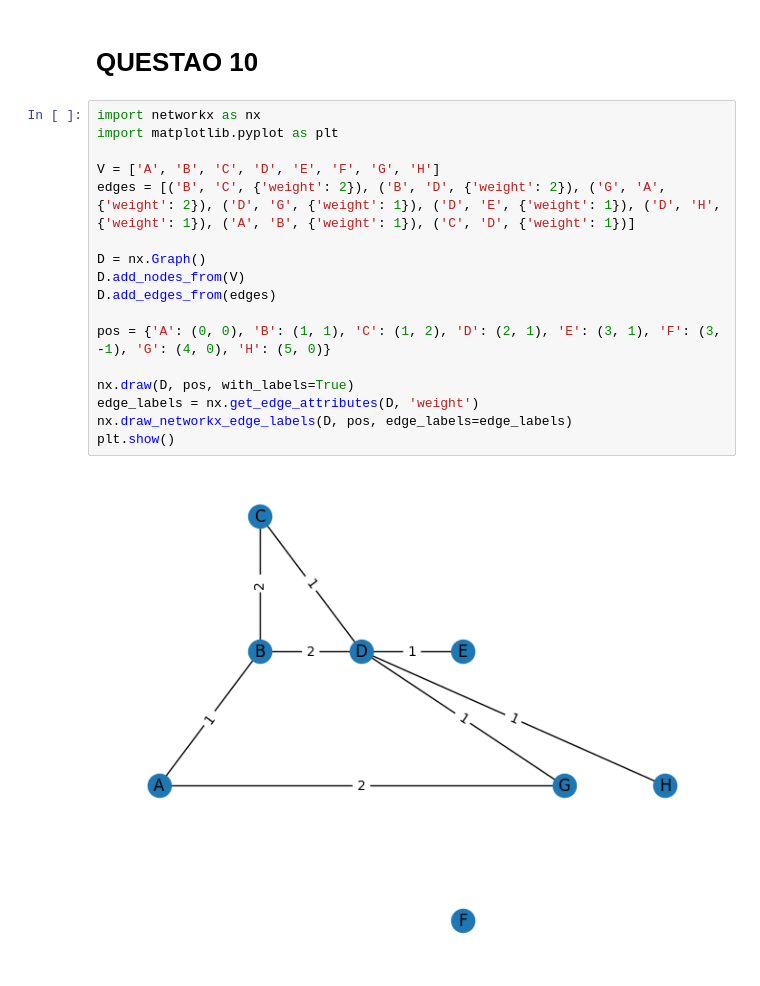
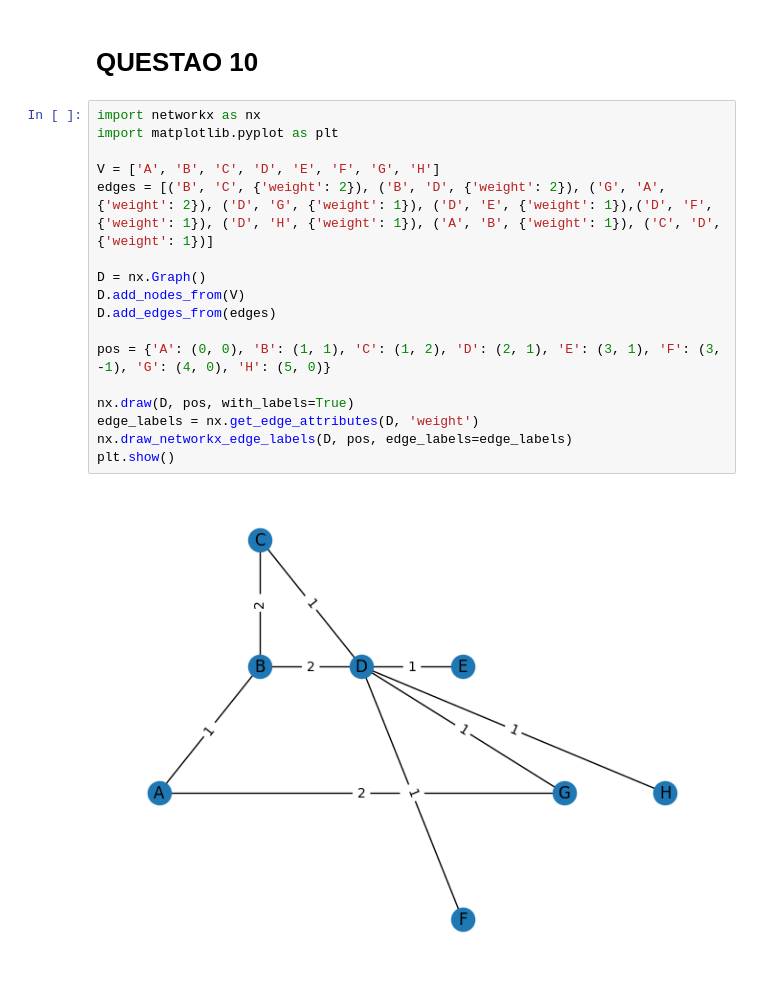
Before and after one commit to birdenly/network_analysis, a Jupyter notebook: ativ1.ipynb, the cells around one changed output. Saved outputs shown, nothing was run; the diff lists cells and outputs as text.

```diff
--- a/ativ1.ipynb
+++ b/ativ1.ipynb
@@ -221,19 +221,19 @@ plt.show()
 # %%
 import networkx as nx
 import matplotlib.pyplot as plt
 
 V = ['A', 'B', 'C', 'D', 'E', 'F', 'G', 'H']
-edges = [('B', 'C', {'weight': 2}), ('B', 'D', {'weight': 2}), ('G', 'A', {'weight': 2}), ('D', 'G', {'weight': 1}), ('D', 'E', {'weight': 1}), ('D', 'H', {'weight': 1}), ('A', 'B', {'weight': 1}), ('C', 'D', {'weight': 1})]
+edges = [('B', 'C', {'weight': 2}), ('B', 'D', {'weight': 2}), ('G', 'A', {'weight': 2}), ('D', 'G', {'weight': 1}), ('D', 'E', {'weight': 1}),('D', 'F', {'weight': 1}), ('D', 'H', {'weight': 1}), ('A', 'B', {'weight': 1}), ('C', 'D', {'weight': 1})]
 
 D = nx.Graph()
 D.add_nodes_from(V)
 D.add_edges_from(edges)
 
 pos = {'A': (0, 0), 'B': (1, 1), 'C': (1, 2), 'D': (2, 1), 'E': (3, 1), 'F': (3, -1), 'G': (4, 0), 'H': (5, 0)}
 
 nx.draw(D, pos, with_labels=True)
 edge_labels = nx.get_edge_attributes(D, 'weight')
 nx.draw_networkx_edge_labels(D, pos, edge_labels=edge_labels)
 plt.show()
 # %% [output]
-[figure, old version]
+[figure, new version]
```
